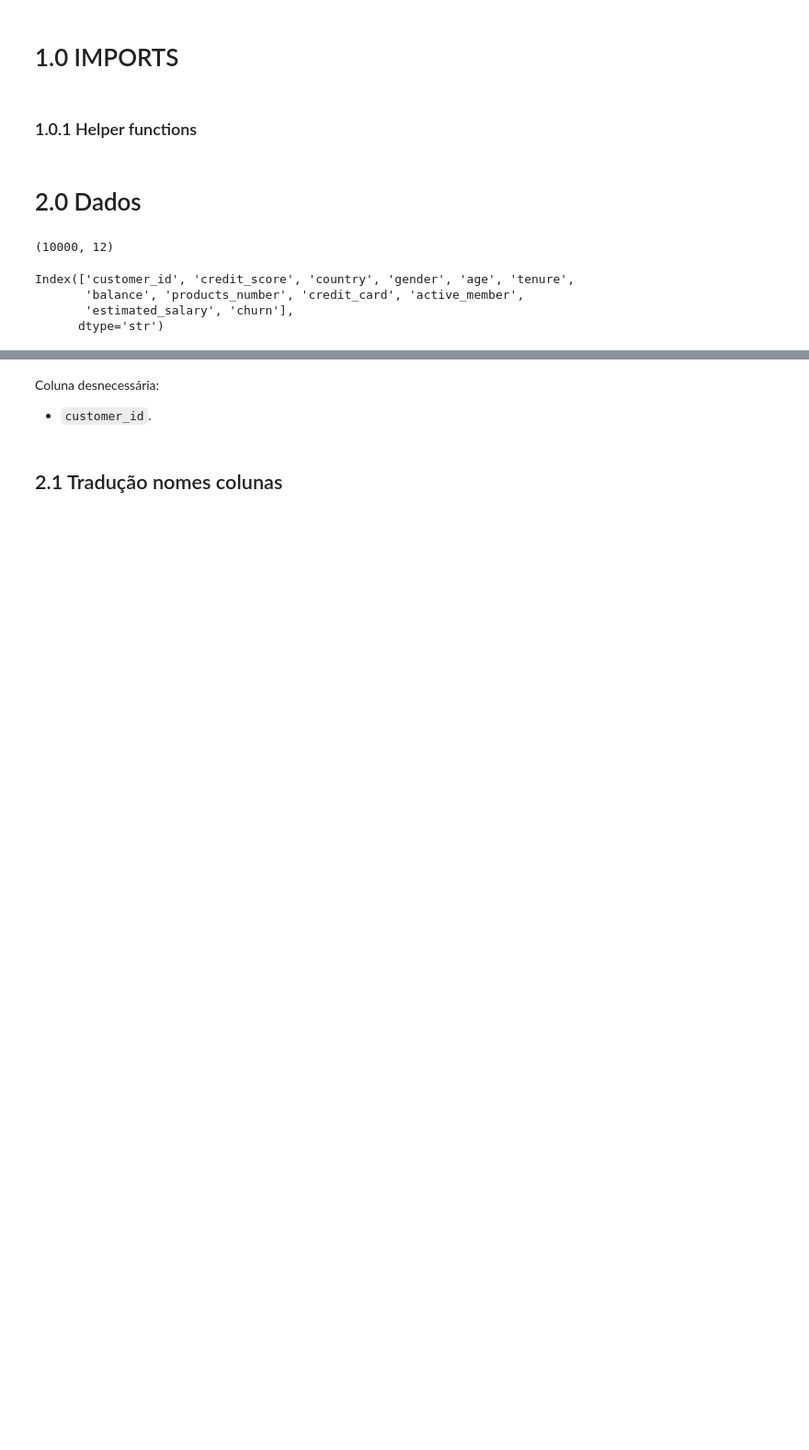
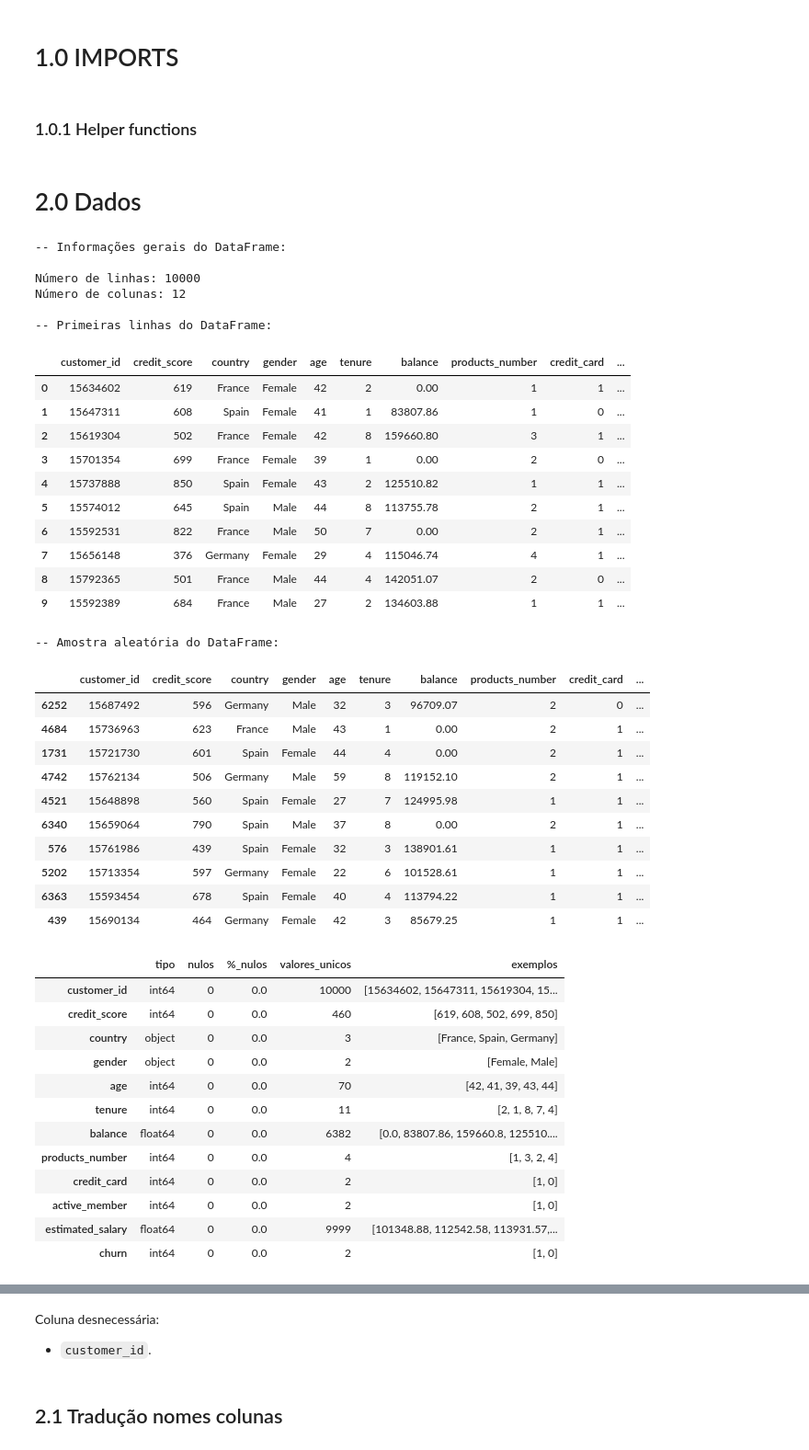
Before and after one commit to hrsJesus/projeto-fundamentos-ml, a Jupyter notebook: projeto.ipynb, the cells around one changed output, grey strips where cells are left out. Shown at 92% size. Cells and saved outputs as stored; diff of their text form; code cells hidden in the pictures; blank space fills up the shorter version.

```diff
--- a/projeto.ipynb
+++ b/projeto.ipynb
@@ -61,18 +61,74 @@ def avaliar(resultados, nome, y_real, y_previsto, y_prob=None):
         'ROC-AUC': roc_auc_score(y_real, y_prob) if y_prob is not None else np.nan,
     })
     return pd.DataFrame(resultados).round(3)
+
+def relatorio_qualidade(bruto):
+    """Resumo de qualidade: tipo, nulos, valores únicos e exemplos de cada coluna."""
+    return pd.DataFrame({
+        "tipo": bruto.dtypes.astype(str),
+        "nulos": bruto.isna().sum(),
+        "%_nulos": (bruto.isna().mean() * 100).round(1),
+        "valores_unicos": bruto.nunique(),
+        "exemplos": [list(bruto[col].dropna().unique()[:5]) for col in bruto.columns],
+    })
 # %% [markdown]
 # 2.0 Dados
 # %%
 ARQUIVOML = 'bank-customer-churn-prediction.csv'
 df = pd.read_csv(ARQUIVOML, encoding='utf-8-sig')
-df.shape
+
+print("\n-- Informações gerais do DataFrame:\n")
+print(f"Número de linhas: {df.shape[0]}")
+print(f"Número de colunas: {df.shape[1]}")
+
+# >>>> Exibindo as primeiras linhas e uma amostra aleatória do DataFrame <<<<
+print("\n-- Primeiras linhas do DataFrame:\n")
+display(df.head(10))
+
+print("\n-- Amostra aleatória do DataFrame:\n")
+display(df.sample(10, random_state=42))
+
+relatorio_qualidade(df)
 # %% [output]
-(10000, 12)
+-- Informações gerais do DataFrame:
+
+Número de linhas: 10000
+Número de colunas: 12
+
+-- Primeiras linhas do DataFrame:
+|  | customer_id | credit_score | country | gender | age | tenure | balance | products_number | credit_card | ... |
+| 0 | 15634602 | 619 | France | Female | 42 | 2 | 0.00 | 1 | 1 | ... |
+| 1 | 15647311 | 608 | Spain | Female | 41 | 1 | 83807.86 | 1 | 0 | ... |
+| 2 | 15619304 | 502 | France | Female | 42 | 8 | 159660.80 | 3 | 1 | ... |
+| 3 | 15701354 | 699 | France | Female | 39 | 1 | 0.00 | 2 | 0 | ... |
+| 4 | 15737888 | 850 | Spain | Female | 43 | 2 | 125510.82 | 1 | 1 | ... |
+| 5 | 15574012 | 645 | Spain | Male | 44 | 8 | 113755.78 | 2 | 1 | ... |
+| 6 | 15592531 | 822 | France | Male | 50 | 7 | 0.00 | 2 | 1 | ... |
+| 7 | 15656148 | 376 | Germany | Female | 29 | 4 | 115046.74 | 4 | 1 | ... |
+| 8 | 15792365 | 501 | France | Male | 44 | 4 | 142051.07 | 2 | 0 | ... |
+| 9 | 15592389 | 684 | France | Male | 27 | 2 | 134603.88 | 1 | 1 | ... |
+-- Amostra aleatória do DataFrame:
+|  | customer_id | credit_score | country | gender | age | tenure | balance | products_number | credit_card | ... |
+| 6252 | 15687492 | 596 | Germany | Male | 32 | 3 | 96709.07 | 2 | 0 | ... |
+| 4684 | 15736963 | 623 | France | Male | 43 | 1 | 0.00 | 2 | 1 | ... |
+| 1731 | 15721730 | 601 | Spain | Female | 44 | 4 | 0.00 | 2 | 1 | ... |
+| 4742 | 15762134 | 506 | Germany | Male | 59 | 8 | 119152.10 | 2 | 1 | ... |
+| 4521 | 15648898 | 560 | Spain | Female | 27 | 7 | 124995.98 | 1 | 1 | ... |
+| 6340 | 15659064 | 790 | Spain | Male | 37 | 8 | 0.00 | 2 | 1 | ... |
+| 576 | 15761986 | 439 | Spain | Female | 32 | 3 | 138901.61 | 1 | 1 | ... |
+| 5202 | 15713354 | 597 | Germany | Female | 22 | 6 | 101528.61 | 1 | 1 | ... |
+| 6363 | 15593454 | 678 | Spain | Female | 40 | 4 | 113794.22 | 1 | 1 | ... |
+| 439 | 15690134 | 464 | Germany | Female | 42 | 3 | 85679.25 | 1 | 1 | ... |
+|  | tipo | nulos | %_nulos | valores_unicos | exemplos |
+| customer_id | int64 | 0 | 0.0 | 10000 | [15634602, 15647311, 15619304, 15... |
+| credit_score | int64 | 0 | 0.0 | 460 | [619, 608, 502, 699, 850] |
+| country | object | 0 | 0.0 | 3 | [France, Spain, Germany] |
+| gender | object | 0 | 0.0 | 2 | [Female, Male] |
+| age | int64 | 0 | 0.0 | 70 | [42, 41, 39, 43, 44] |
+| tenure | int64 | 0 | 0.0 | 11 | [2, 1, 8, 7, 4] |
+| balance | float64 | 0 | 0.0 | 6382 | [0.0, 83807.86, 159660.8, 125510.... |
+| products_number | int64 | 0 | 0.0 | 4 | [1, 3, 2, 4] |
+| credit_card | int64 | 0 | 0.0 | 2 | [1, 0] |
+| active_member | int64 | 0 | 0.0 | 2 | [1, 0] |
+| estimated_salary | float64 | 0 | 0.0 | 9999 | [101348.88, 112542.58, 113931.57,... |
+| churn | int64 | 0 | 0.0 | 2 | [1, 0] |
-# %%
-df.columns
-# %% [output]
-Index(['customer_id', 'credit_score', 'country', 'gender', 'age', 'tenure',
-       'balance', 'products_number', 'credit_card', 'active_member',
-       'estimated_salary', 'churn'],
-      dtype='str')
```
Also changed, not shown: parts of 13 cells of this notebook.
